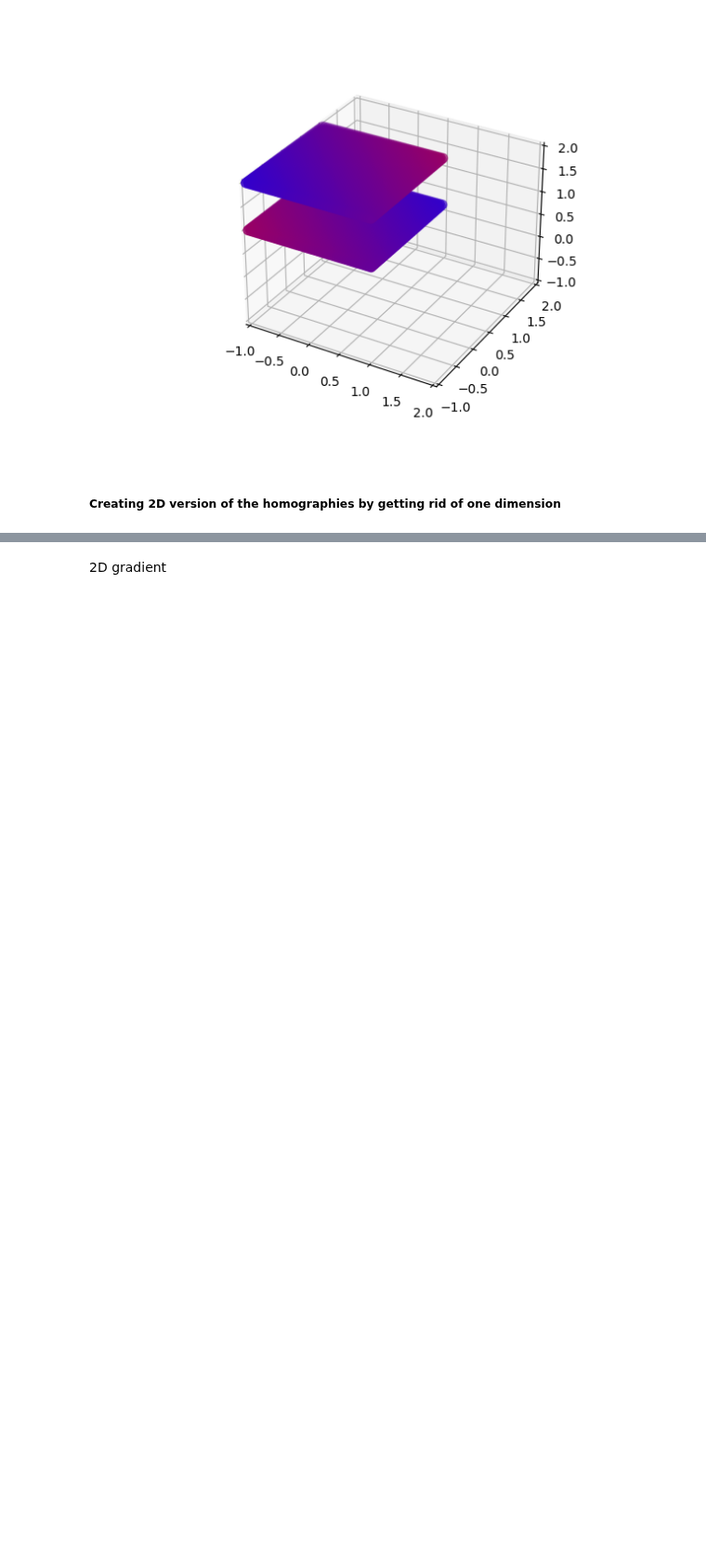
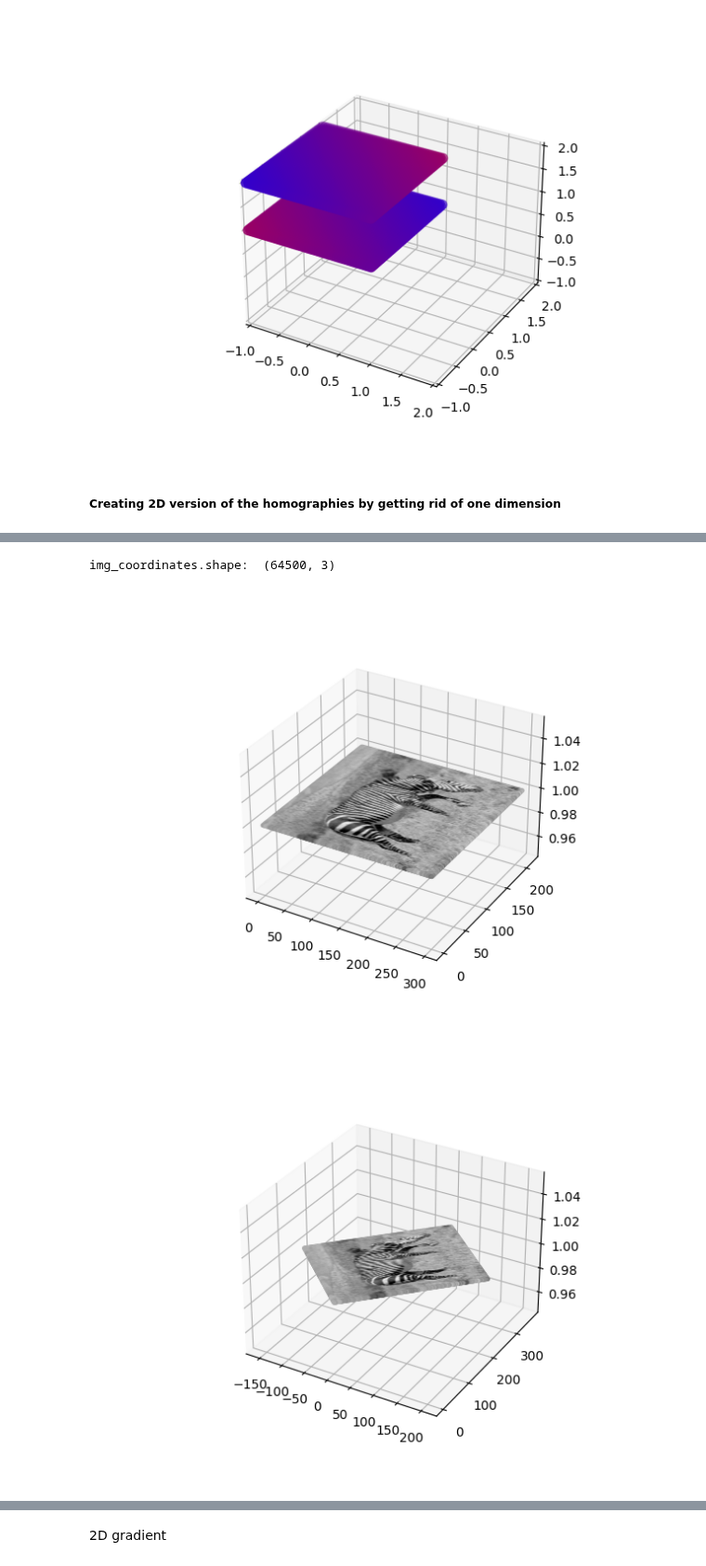
Before and after one commit to JoshuaG-K/transformation-visualization-tool, a Jupyter notebook: transformations.ipynb, the cells around one changed output, grey strips where cells are left out. Shown at 93% size. Cells and saved outputs as stored; diff of their text form; code cells hidden in the pictures; blank space fills up the shorter version.

```diff
--- a/transformations.ipynb
+++ b/transformations.ipynb
@@ -351,0 +399,28 @@ plot_tensor(points_2D_homography)
+# %%
+# Import zebra image
+zebra_img = cv2.imread('images/Zebra_small.png') # load our source image
+zebra_img = cv2.cvtColor(zebra_img, cv2.COLOR_BGR2GRAY) # convert to grayscale
+resize_factor = 1.0
+zebra_img = cv2.resize(zebra_img, (int(zebra_img.shape[0]*resize_factor), int(zebra_img.shape[1]*resize_factor)))
+
+# Make the image of homogenous coordinates
+zebra_img_homog_coord = get_homogenous_img_coordinates(zebra_img)
+
+# Create x and y coordinate matrices
+affine_transformation = create_affine_transformation()
+homography = create_homography_transformation()
+
+zebra_img_affine_transformation = apply_transformation(zebra_img_homog_coord, affine_transformation)
+zebra_img_homography = apply_transformation(zebra_img_homog_coord, homography)
+
+plot_image_3D(zebra_img_homog_coord, zebra_img)
+plot_image_3D(zebra_img_affine_transformation, zebra_img)
+plot_image_3D(zebra_img_homography, zebra_img)
+
+plot_image_2D(zebra_img_homog_coord, zebra_img)
+plot_image_2D(zebra_img_affine_transformation, zebra_img)
+plot_image_2D(zebra_img_homography, zebra_img)
+# %% [output]
+img_coordinates.shape:  (64500, 3)
+[figure, added]
+[figure, added]
```
Also changed, not shown: parts of 5 cells of this notebook, 1 other file.
